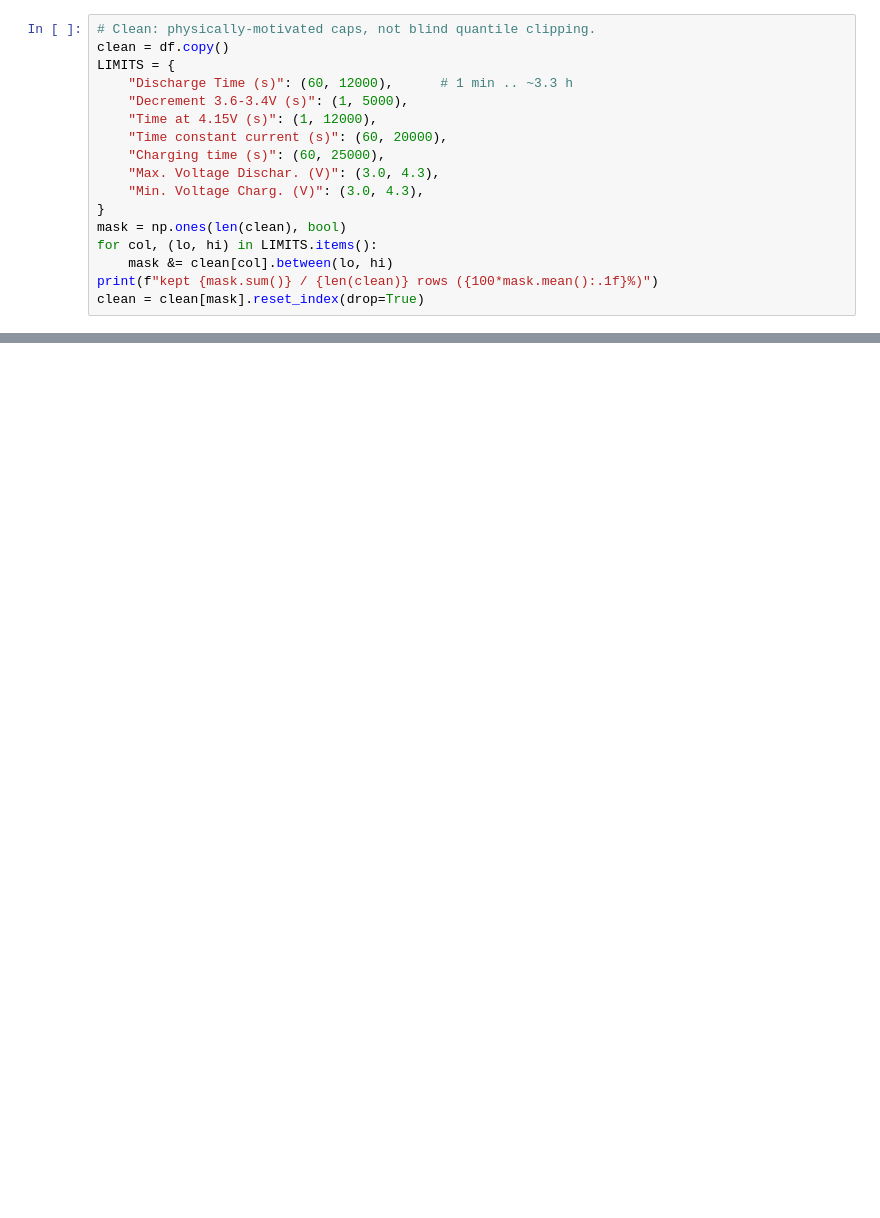
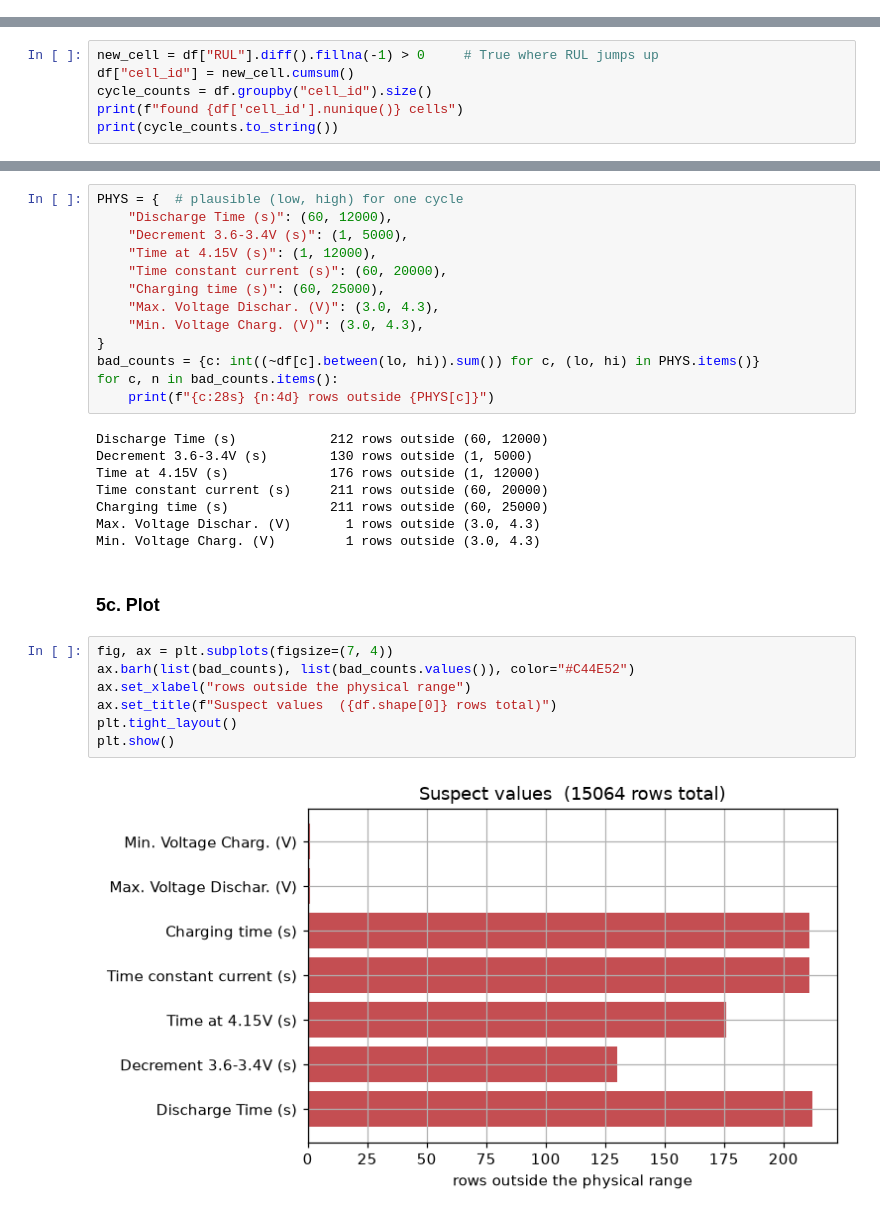
Before and after one commit to maheswaran-pasupathi/ai-thermal-fluids, a Jupyter notebook: notebooks/battery_rul.ipynb, the cells around one changed output, grey strips where cells are left out. Cells and saved outputs as stored; diff of their text form; blank space fills up the shorter version.

Commit message:
notebooks: rebuild fundamentals + battery_rul in small step-by-step cells (params -> compute -> plot -> observation); display-math equations; corrected battery ageing narrative + one-feature baseline

```diff
--- a/notebooks/battery_rul.ipynb
+++ b/notebooks/battery_rul.ipynb
@@ -162,17 +0,0 @@ dtype: int64
-# %%
-# Clean: physically-motivated caps, not blind quantile clipping.
-clean = df.copy()
-LIMITS = {
-    "Discharge Time (s)": (60, 12000),      # 1 min .. ~3.3 h
-    "Decrement 3.6-3.4V (s)": (1, 5000),
-    "Time at 4.15V (s)": (1, 12000),
-    "Time constant current (s)": (60, 20000),
-    "Charging time (s)": (60, 25000),
-    "Max. Voltage Dischar. (V)": (3.0, 4.3),
-    "Min. Voltage Charg. (V)": (3.0, 4.3),
-}
-mask = np.ones(len(clean), bool)
-for col, (lo, hi) in LIMITS.items():
-    mask &= clean[col].between(lo, hi)
-print(f"kept {mask.sum()} / {len(clean)} rows ({100*mask.mean():.1f}%)")
-clean = clean[mask].reset_index(drop=True)
@@ -372,0 +117,6 @@ term; a piecewise / knee model for the end-of-life acceleration seen in B8.
+# %%
+new_cell = df["RUL"].diff().fillna(-1) > 0     # True where RUL jumps up
+df["cell_id"] = new_cell.cumsum()
+cycle_counts = df.groupby("cell_id").size()
+print(f"found {df['cell_id'].nunique()} cells")
+print(cycle_counts.to_string())
@@ -372,0 +214,32 @@ term; a piecewise / knee model for the end-of-life acceleration seen in B8.
+# %%
+PHYS = {  # plausible (low, high) for one cycle
+    "Discharge Time (s)": (60, 12000),
+    "Decrement 3.6-3.4V (s)": (1, 5000),
+    "Time at 4.15V (s)": (1, 12000),
+    "Time constant current (s)": (60, 20000),
+    "Charging time (s)": (60, 25000),
+    "Max. Voltage Dischar. (V)": (3.0, 4.3),
+    "Min. Voltage Charg. (V)": (3.0, 4.3),
+}
+bad_counts = {c: int((~df[c].between(lo, hi)).sum()) for c, (lo, hi) in PHYS.items()}
+for c, n in bad_counts.items():
+    print(f"{c:28s} {n:4d} rows outside {PHYS[c]}")
+# %% [output]
+Discharge Time (s)            212 rows outside (60, 12000)
+Decrement 3.6-3.4V (s)        130 rows outside (1, 5000)
+Time at 4.15V (s)             176 rows outside (1, 12000)
+Time constant current (s)     211 rows outside (60, 20000)
+Charging time (s)             211 rows outside (60, 25000)
+Max. Voltage Dischar. (V)       1 rows outside (3.0, 4.3)
+Min. Voltage Charg. (V)         1 rows outside (3.0, 4.3)
+# %% [markdown]
+### 5c. Plot
+# %%
+fig, ax = plt.subplots(figsize=(7, 4))
+ax.barh(list(bad_counts), list(bad_counts.values()), color="#C44E52")
+ax.set_xlabel("rows outside the physical range")
+ax.set_title(f"Suspect values  ({df.shape[0]} rows total)")
+plt.tight_layout()
+plt.show()
+# %% [output]
+[figure, added]
```
Also changed, not shown: parts of 85 cells of this notebook, 3 other files.
